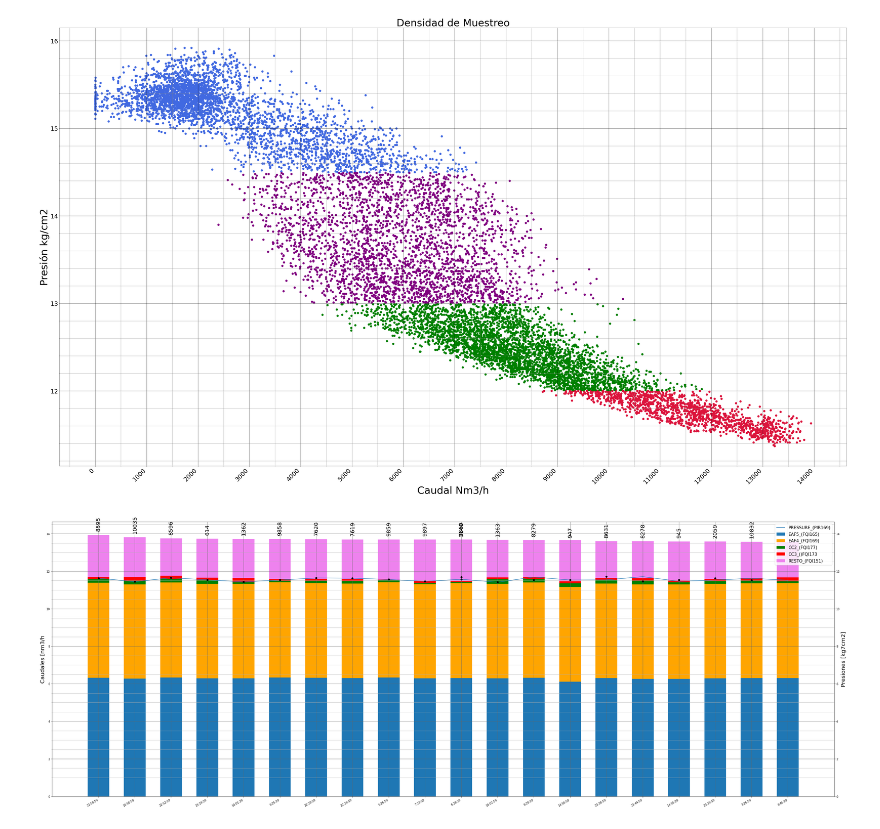
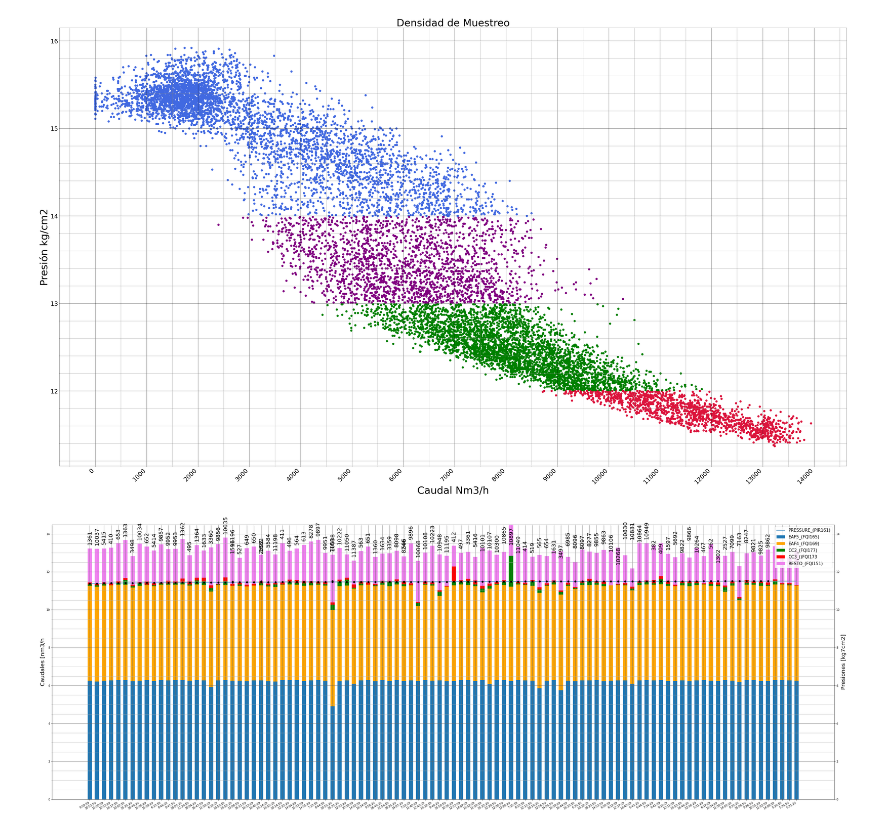
Before and after one commit to JuanCappelletti/Consteel_H06, a Jupyter notebook: ensayo.ipynb, the cells around one changed output. Drawn from its saved outputs; the diff is of its cells as text; code cells hidden in the pictures.

```diff
--- a/ensayo.ipynb
+++ b/ensayo.ipynb
@@ -53,7 +53,7 @@ y = 'PIR161' #@param {type:"raw"}
 text='Caudal Nm3/h'
 text1='Presión kg/cm2'
 
-Intervalos = "12;13;14.5" #@param {type:"string"}
+Intervalos = "12;13;14" #@param {type:"string"}
 
 Rangos=np.array(np.mat(Intervalos))
 
@@ -61,18 +61,18 @@ fig1, ax = plt.subplots(1, figsize=(70,40))
 
 dfa = df1.loc[df1.loc[:,InstrumentoParametro] <= Rangos[0][0]]
 
-dfa1= df1.loc[df1.loc[:,InstrumentoParametro] < Rangos[1][0]]
-dfa1a= dfa1.loc[dfa1.loc[:,InstrumentoParametro] > Rangos[0][0]]
+dfb1= df1.loc[df1.loc[:,InstrumentoParametro] < Rangos[1][0]]
+dfb= dfb1.loc[dfb1.loc[:,InstrumentoParametro] > Rangos[0][0]]
 
-dfa3= df1.loc[df1.loc[:,InstrumentoParametro] < Rangos[2][0]]
-dfa3a= dfa3.loc[dfa3.loc[:,InstrumentoParametro] > Rangos[1][0]]
+dfc1= df1.loc[df1.loc[:,InstrumentoParametro] < Rangos[2][0]]
+dfc= dfc1.loc[dfc1.loc[:,InstrumentoParametro] > Rangos[1][0]]
 
-dfa2= df1.loc[df1.loc[:,InstrumentoParametro] >= Rangos[2][0]]
+dfd= df1.loc[df1.loc[:,InstrumentoParametro] >= Rangos[2][0]]
 
 ax.scatter(dfa[x],dfa[y],color='crimson',s=100)
-ax.scatter(dfa1a[x],dfa1a[y],color='green',s=100)
-ax.scatter(dfa2[x],dfa2[y],color='royalblue',s=100)
-ax.scatter(dfa3a[x],dfa3a[y],color='purple',s=100)
+ax.scatter(dfb[x],dfb[y],color='green',s=100)
+ax.scatter(dfd[x],dfd[y],color='royalblue',s=100)
+ax.scatter(dfc[x],dfc[y],color='purple',s=100)
 
 labels = ax.get_xticklabels()
 labels1= ax.get_yticklabels()
@@ -99,18 +99,18 @@ else :
 ax.autoscale_view()
 plt.show()
 # %% [output]
-[figure, old version]
+[figure, new version]
 # %%
 #@title Texto de título predeterminado
-nvalue = 20 #@param {type:"number"}
-Instrumento = 'FQI161' #@param {type:"raw"}
+nvalue = 100 #@param {type:"number"}
+Instrumento = 'PIR161' #@param {type:"raw"}
 dfx = dfa #@param {type:"raw"}
 dfmax=dfx.nlargest(nvalue,Instrumento)
 dfmin=dfx.nsmallest(nvalue,Instrumento)
 # %%
 from pyparsing.helpers import string
 #@title GRAFICA DE CONSUMOS EN CONDICIÓN DADA ( DISTRIBUCIÓN DE CAUDLES Y PRESIÓN)
-Muestra = dfmax #@param {type:"raw"}
+Muestra = dfmin #@param {type:"raw"}
 MU=str(Muestra)
 
 
@@ -124,32 +124,32 @@ def GRAFICO_BARRA(B,l):
   IND=list((B.indice.values))#-1
   x= list(B.Time.values)
   y= list((B.FQI161.values/1000)+0.25)
   j= (df.loc[0]['Date']).replace('/','')
   o='Barra_M'+l+j+".jpg"
 
   ax.bar(bar1,B.FQI165/1000,w,color="tab:blue",label="EAF5_(FQI165)")
   ax.bar(bar1,B.FQI169/1000,w,bottom=B.FQI165/1000,color="orange",label="EAF4_(FQI169)")
   ax.bar(bar1,B.FQI177/1000,w,bottom=(B.FQI165+B.FQI169)/1000,color="green",label="CC2_(FQI177)")
   ax.bar(bar1,B.FQI173/1000,w,bottom=(B.FQI165+B.FQI169+B.FQI177)/1000,color="red",label="CC3_()FQI173")
   ax.bar(bar1,B.FQI151/1000,w,bottom=(B.FQI165+B.FQI169+B.FQI177+B.FQI173)/1000,color="violet",alpha=AA,label="RESTO_(FQI151)")
   plt.xticks(bar1,B.Time)
-  ax.plot(bar1,B.PIR161,label="PRESSURE_(PIR169)")
+  ax.plot(bar1,B.PIR161,label="PRESSURE_(PIR161)")
   r,=ax.plot(B.Time,B.PIR161,'o',color="black")
   ax.grid(visible=True,which='major',color='#666666',linestyle='-')
   ax.set_ylabel('Caudales [nm3/h',fontsize=20)
   secax_y=ax.secondary_yaxis("right",functions=None)
   secax_y.set_ylabel(r'Presiones [kg7cm2]',fontsize=20)
   for i in range(z):
      plt.text(x[i],y[i],str(IND[i]),fontsize=20,horizontalalignment='center',
               rotation='vertical')
   ax.yaxis.grid(True, which='minor')
   ax.yaxis.set_minor_locator(MultipleLocator(0.5),)
   fig3.autofmt_xdate()
   ax.legend(fontsize=15)
   plt.show()
 
 
 #------------------------------------------------------------------------
 GRAFICO_BARRA(Muestra,MU)
 # %% [output]
-[figure, old version]
+[figure, new version]
```
Also changed, not shown: parts of 1 cell of this notebook.
